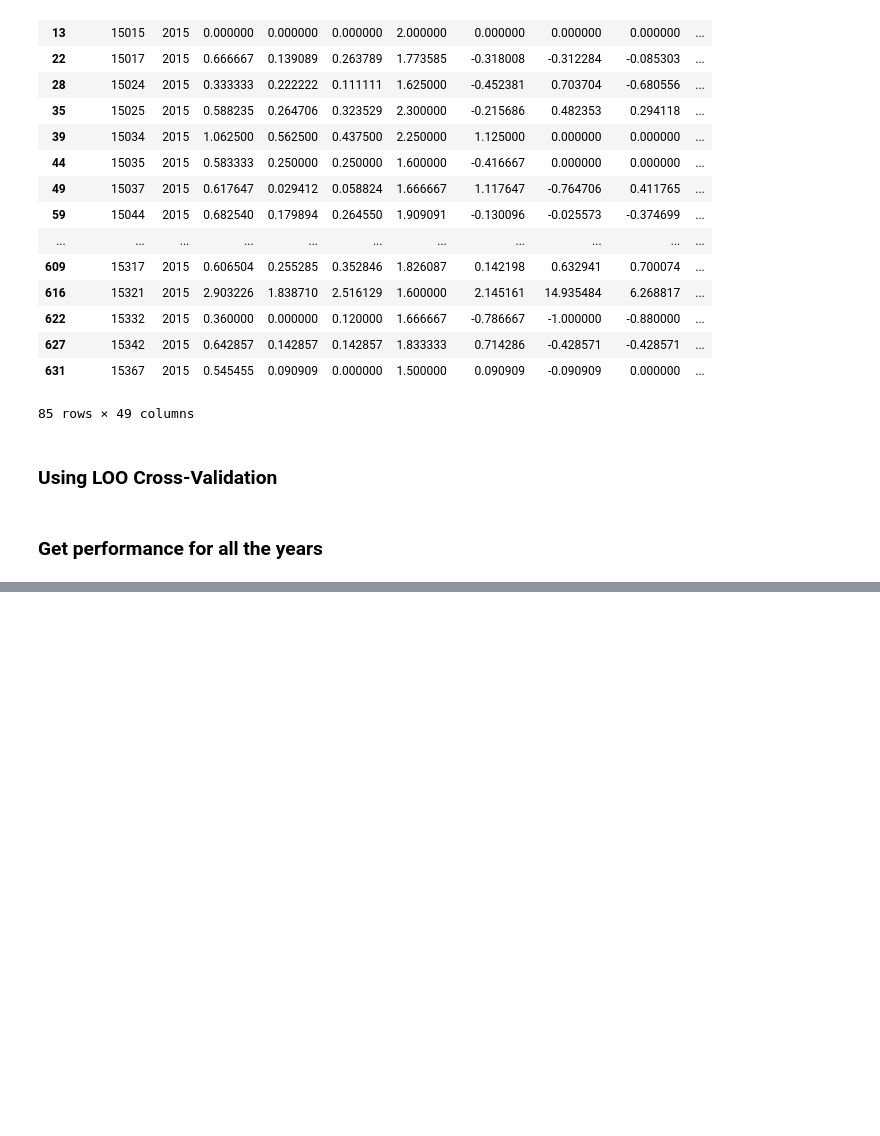
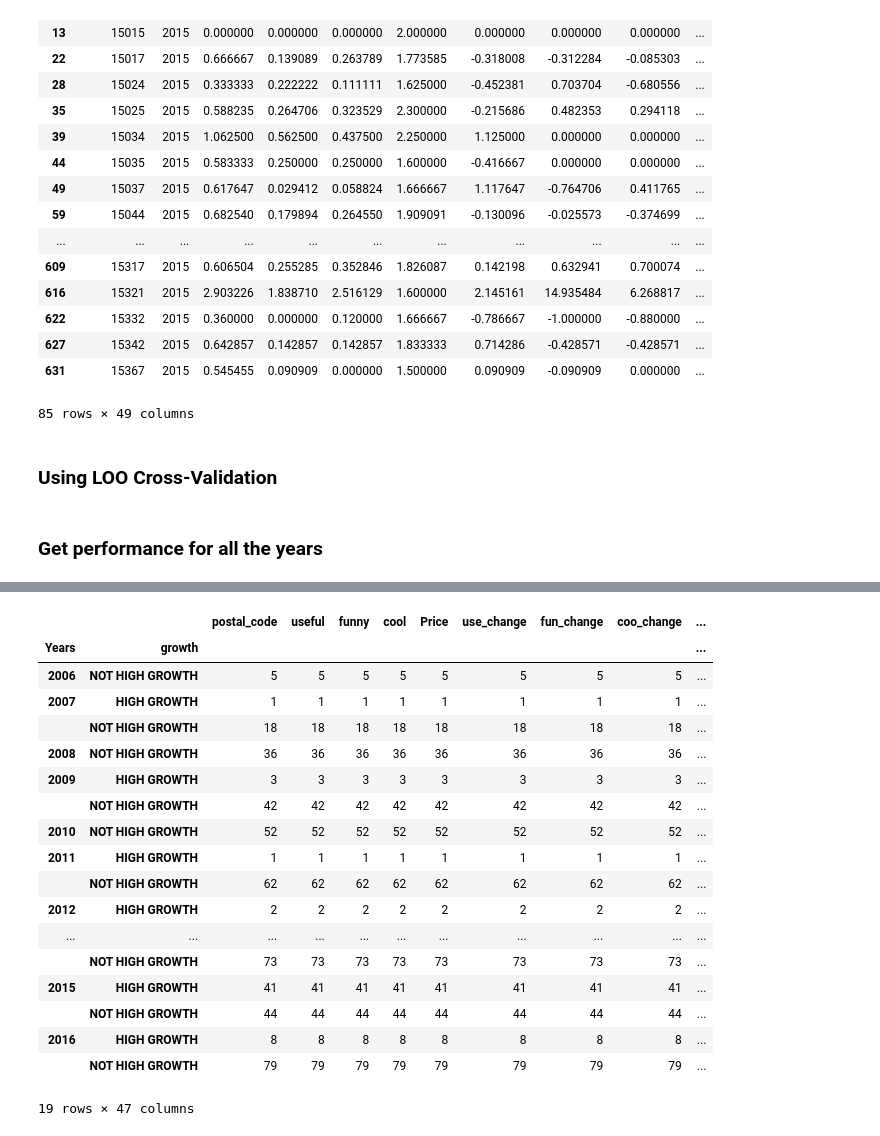
Before and after one commit to joroscha/ml, a Jupyter notebook: One Year Classification.ipynb, the cells around one changed output, grey strips where cells are left out. Drawn from its saved outputs; the diff is of its cells as text; code cells hidden in the pictures; blank space fills up the shorter version.

```diff
--- a/One Year Classification.ipynb
+++ b/One Year Classification.ipynb
@@ -251,0 +248,22 @@ Name: Baseline F1-Score, dtype: float64
+# %%
+data.groupby(["Years", "growth"]).count()
+# %% [output]
+|  |  | postal_code | useful | funny | cool | Price | use_change | fun_change | coo_change | ... |
+| Years | growth |  |  |  |  |  |  |  |  | ... |
+| 2006 | NOT HIGH GROWTH | 5 | 5 | 5 | 5 | 5 | 5 | 5 | 5 | ... |
+| 2007 | HIGH GROWTH | 1 | 1 | 1 | 1 | 1 | 1 | 1 | 1 | ... |
+|  | NOT HIGH GROWTH | 18 | 18 | 18 | 18 | 18 | 18 | 18 | 18 | ... |
+| 2008 | NOT HIGH GROWTH | 36 | 36 | 36 | 36 | 36 | 36 | 36 | 36 | ... |
+| 2009 | HIGH GROWTH | 3 | 3 | 3 | 3 | 3 | 3 | 3 | 3 | ... |
+|  | NOT HIGH GROWTH | 42 | 42 | 42 | 42 | 42 | 42 | 42 | 42 | ... |
+| 2010 | NOT HIGH GROWTH | 52 | 52 | 52 | 52 | 52 | 52 | 52 | 52 | ... |
+| 2011 | HIGH GROWTH | 1 | 1 | 1 | 1 | 1 | 1 | 1 | 1 | ... |
+|  | NOT HIGH GROWTH | 62 | 62 | 62 | 62 | 62 | 62 | 62 | 62 | ... |
+| 2012 | HIGH GROWTH | 2 | 2 | 2 | 2 | 2 | 2 | 2 | 2 | ... |
+| ... | ... | ... | ... | ... | ... | ... | ... | ... | ... | ... |
+|  | NOT HIGH GROWTH | 73 | 73 | 73 | 73 | 73 | 73 | 73 | 73 | ... |
+| 2015 | HIGH GROWTH | 41 | 41 | 41 | 41 | 41 | 41 | 41 | 41 | ... |
+|  | NOT HIGH GROWTH | 44 | 44 | 44 | 44 | 44 | 44 | 44 | 44 | ... |
+| 2016 | HIGH GROWTH | 8 | 8 | 8 | 8 | 8 | 8 | 8 | 8 | ... |
+|  | NOT HIGH GROWTH | 79 | 79 | 79 | 79 | 79 | 79 | 79 | 79 | ... |
+19 rows × 47 columns
```
Also changed, not shown: parts of 9 cells of this notebook.
